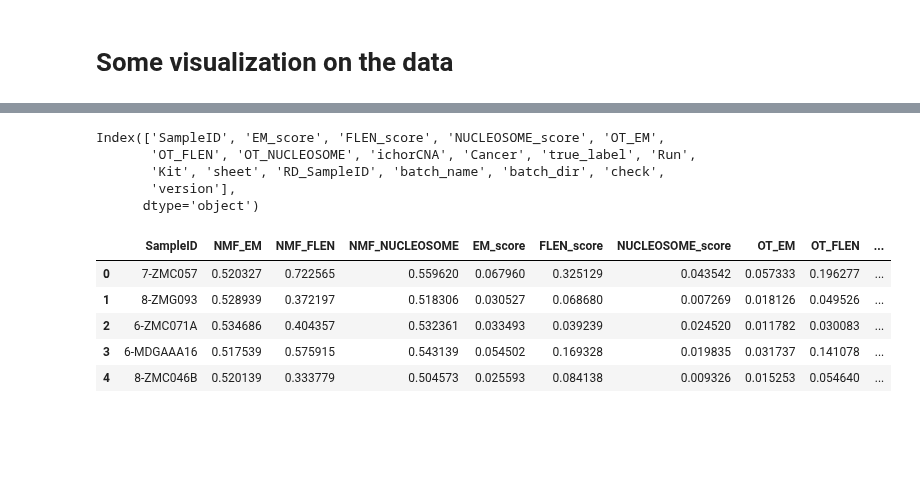
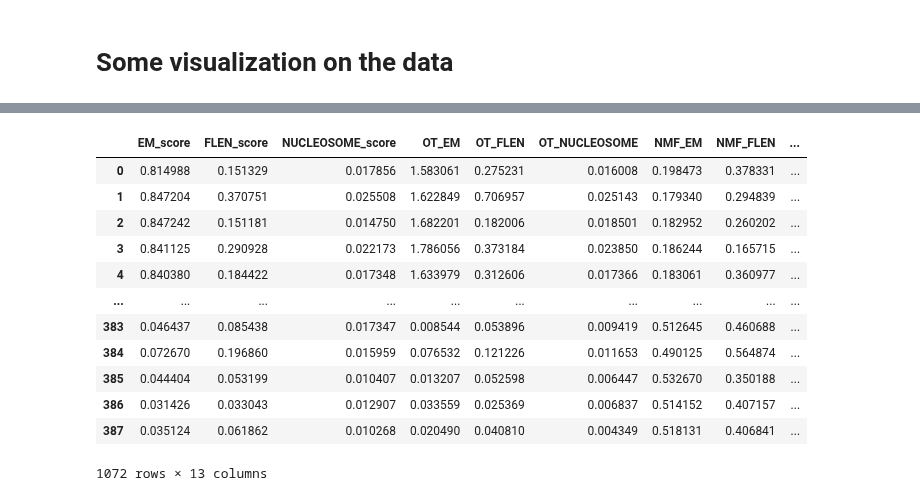
Before and after one commit to hieunguyen4193/gs-mrd, a Jupyter notebook: 03_analysis_new_MRD_data_20240924.ipynb, the cells around one changed output, grey strips where cells are left out. Drawn from its saved outputs; the diff is of its cells as text; code cells hidden in the pictures; blank space fills up the shorter version.

```diff
--- a/03_analysis_new_MRD_data_20240924.ipynb
+++ b/03_analysis_new_MRD_data_20240924.ipynb
@@ -200,17 +199,0 @@ old_batch_outputdf["version"] = "old_data"
-# %%
-outputdf.columns
-# %% [output]
-Index(['SampleID', 'EM_score', 'FLEN_score', 'NUCLEOSOME_score', 'OT_EM',
-       'OT_FLEN', 'OT_NUCLEOSOME', 'ichorCNA', 'Cancer', 'true_label', 'Run',
-       'Kit', 'sheet', 'RD_SampleID', 'batch_name', 'batch_dir', 'check',
-       'version'],
-      dtype='object')
-# %%
-old_batch_outputdf.head()
-# %% [output]
-|  | SampleID | NMF_EM | NMF_FLEN | NMF_NUCLEOSOME | EM_score | FLEN_score | NUCLEOSOME_score | OT_EM | OT_FLEN | ... |
-| 0 | 7-ZMC057 | 0.520327 | 0.722565 | 0.559620 | 0.067960 | 0.325129 | 0.043542 | 0.057333 | 0.196277 | ... |
-| 1 | 8-ZMG093 | 0.528939 | 0.372197 | 0.518306 | 0.030527 | 0.068680 | 0.007269 | 0.018126 | 0.049526 | ... |
-| 2 | 6-ZMC071A | 0.534686 | 0.404357 | 0.532361 | 0.033493 | 0.039239 | 0.024520 | 0.011782 | 0.030083 | ... |
-| 3 | 6-MDGAAA16 | 0.517539 | 0.575915 | 0.543139 | 0.054502 | 0.169328 | 0.019835 | 0.031737 | 0.141078 | ... |
-| 4 | 8-ZMC046B | 0.520139 | 0.333779 | 0.504573 | 0.025593 | 0.084138 | 0.009326 | 0.015253 | 0.054640 | ... |
@@ -216,0 +211,16 @@ old_batch_outputdf.head()
+# %%
+mergedf
+# %% [output]
+|  | EM_score | FLEN_score | NUCLEOSOME_score | OT_EM | OT_FLEN | OT_NUCLEOSOME | NMF_EM | NMF_FLEN | ... |
+| 0 | 0.814988 | 0.151329 | 0.017856 | 1.583061 | 0.275231 | 0.016008 | 0.198473 | 0.378331 | ... |
+| 1 | 0.847204 | 0.370751 | 0.025508 | 1.622849 | 0.706957 | 0.025143 | 0.179340 | 0.294839 | ... |
+| 2 | 0.847242 | 0.151181 | 0.014750 | 1.682201 | 0.182006 | 0.018501 | 0.182952 | 0.260202 | ... |
+| 3 | 0.841125 | 0.290928 | 0.022173 | 1.786056 | 0.373184 | 0.023850 | 0.186244 | 0.165715 | ... |
+| 4 | 0.840380 | 0.184422 | 0.017348 | 1.633979 | 0.312606 | 0.017366 | 0.183061 | 0.360977 | ... |
+| ... | ... | ... | ... | ... | ... | ... | ... | ... | ... |
+| 383 | 0.046437 | 0.085438 | 0.017347 | 0.008544 | 0.053896 | 0.009419 | 0.512645 | 0.460688 | ... |
+| 384 | 0.072670 | 0.196860 | 0.015959 | 0.076532 | 0.121226 | 0.011653 | 0.490125 | 0.564874 | ... |
+| 385 | 0.044404 | 0.053199 | 0.010407 | 0.013207 | 0.052598 | 0.006447 | 0.532670 | 0.350188 | ... |
+| 386 | 0.031426 | 0.033043 | 0.012907 | 0.033559 | 0.025369 | 0.006837 | 0.514152 | 0.407157 | ... |
+| 387 | 0.035124 | 0.061862 | 0.010268 | 0.020490 | 0.040810 | 0.004349 | 0.518131 | 0.406841 | ... |
+1072 rows × 13 columns
```
Also changed, not shown: parts of 5 cells of this notebook, 2 other files.
